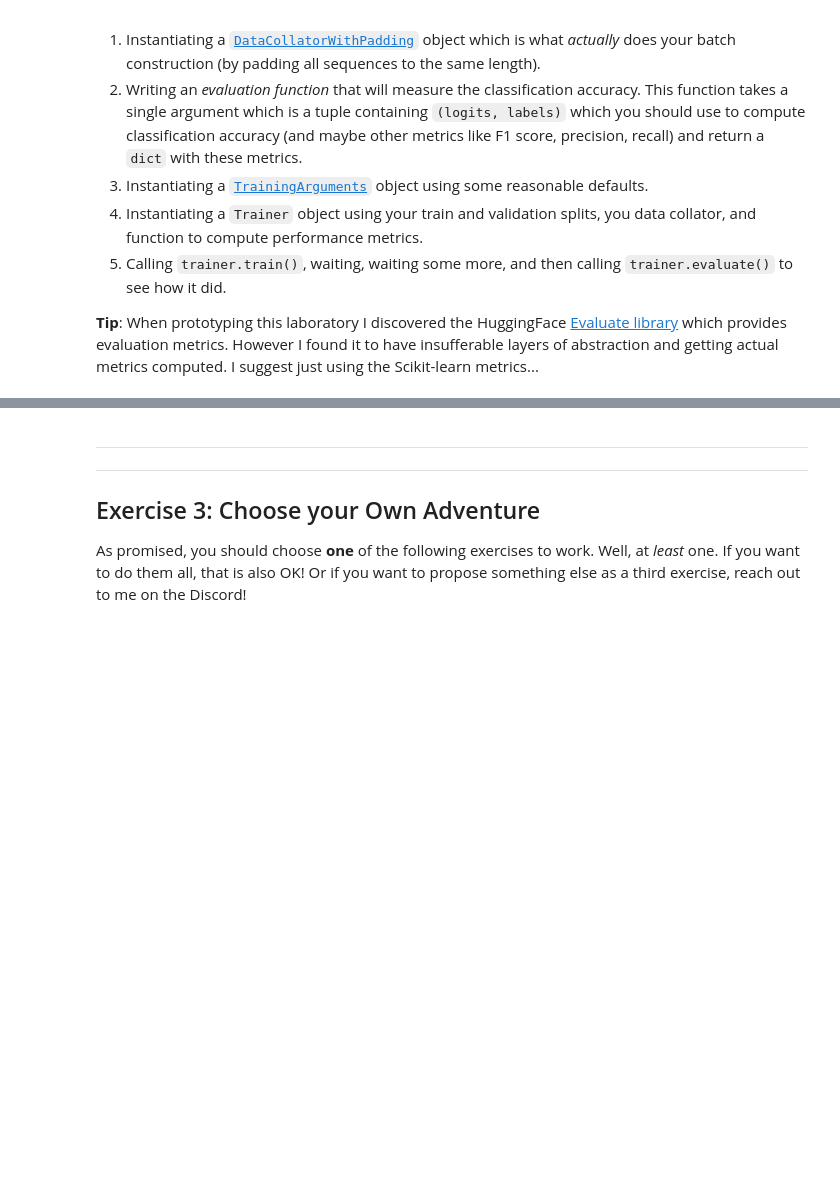
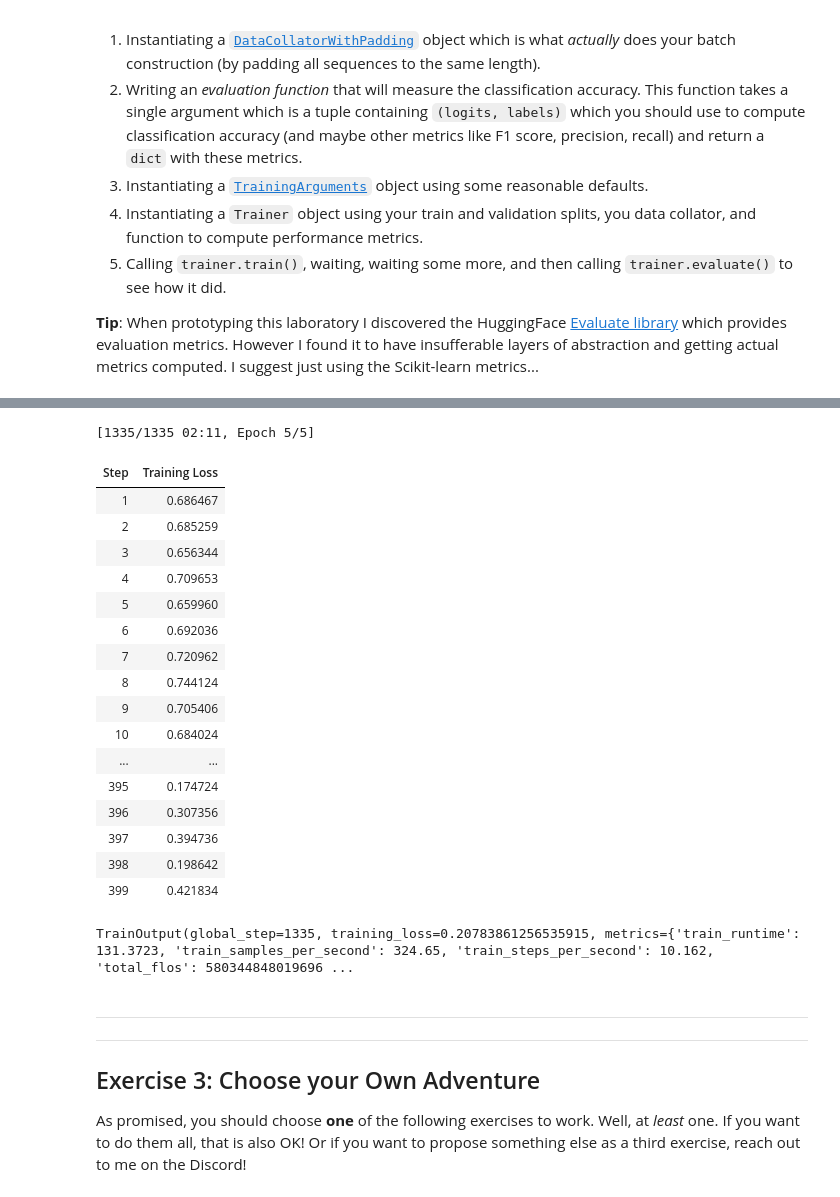
Before and after one commit to Pennelli02/DLA_Labs, a Jupyter notebook: Lab2/DLA-Lab2.ipynb, the cells around one changed output, grey strips where cells are left out. Drawn from its saved outputs; the diff is of its cells as text; code cells hidden in the pictures; blank space fills up the shorter version.

```diff
--- a/Lab2/DLA-Lab2.ipynb
+++ b/Lab2/DLA-Lab2.ipynb
@@ -575,3 +577,10 @@ In this exercise we will fine-tune the DistilBERT model to (hopefully) improve s
 The first thing we need to do is *tokenize* our dataset splits -- we don't want to re-tokenize our inputs for every batch! Our current datasets return a dictionary with *strings*, but we want *input token ids* (i.e. the output of the tokenizer). This is easy enough to do by hand, but the Hugging Face `Dataset` class provides convenient, efficient, and *lazy* methods. See the documentation for [`Dataset.map`](https://huggingface.co/docs/datasets/v3.5.0/en/package_reference/main_classes#datasets.Dataset.map).
 
 **Tip**: Verify that your new datasets are returning for every element: `text`, `label`, `intput_ids`, and `attention_mask`.
+# %%
+def preprocess_func(examples):
+    tokens = tokenizer(examples["text"], truncation=True)
+    return tokens
+
+# remember not in-place
+tok_train = ds_train.map(preprocess_func, batched=True)
@@ -577,0 +598,3 @@ The first thing we need to do is *tokenize* our dataset splits -- we don't want
+# %%
+tok_train.set_format("pt", columns=["input_ids"], output_all_columns=True)
+tok_train["input_ids"]
@@ -584,4 +642,7 @@ In this exercise we need to prepare the base Distilbert model for fine-tuning fo
 # %%
-from transformers import AutoModelForSequenceClassification
+from transformers import AutoModelForSequenceClassification, DistilBertForSequenceClassification
 
-# Your code here.
+#rimaniamo nel mondo di HF per il finetuning
+cls_model = DistilBertForSequenceClassification.from_pretrained("distilbert-base-uncased", num_labels=2)
+
+# così abbiamo un po' di documentazione ad aiutarci
@@ -603,5 +711,49 @@ Finally. In this exercise you should use a HuggingFace [`Trainer`](https://huggi
 # %%
-# Your code here.
+from transformers import TrainingArguments, Trainer, DataCollatorWithPadding
+
+data_coll = DataCollatorWithPadding(tokenizer=tokenizer)
+
+train_args = TrainingArguments(
+    output_dir="./output",
+    learning_rate=2e-5,
+    per_device_train_batch_size=32,
+    per_device_eval_batch_size=32,
+    num_train_epochs=5,
+    #save_strategy="epoch",
+    use_cpu=False,
+    #report_to="tensorboard",
+    logging_strategy="steps",
+    logging_steps=1,
+    #do_eval=True,
+    #eval_strategy="epoch"
+)
+# per adesso teniamo questo esempio di train_args
+
+trainer = Trainer(model=cls_model, args=train_args, train_dataset=tok_train, data_collator=data_coll,
+#eval_dataset=tok_val, compute_metrics=compute_metrics
+                  )
+
+trainer.train()
+# %% [output]
+[1335/1335 02:11, Epoch 5/5]
+| Step | Training Loss |
+| 1 | 0.686467 |
+| 2 | 0.685259 |
+| 3 | 0.656344 |
+| 4 | 0.709653 |
+| 5 | 0.659960 |
+| 6 | 0.692036 |
+| 7 | 0.720962 |
+| 8 | 0.744124 |
+| 9 | 0.705406 |
+| 10 | 0.684024 |
+| ... | ... |
+| 395 | 0.174724 |
+| 396 | 0.307356 |
+| 397 | 0.394736 |
+| 398 | 0.198642 |
+| 399 | 0.421834 |
+TrainOutput(global_step=1335, training_loss=0.20783861256535915, metrics={'train_runtime': 131.3723, 'train_samples_per_second': 324.65, 'train_steps_per_second': 10.162, 'total_flos': 580344848019696 ...
 # %% [markdown]
 
 ---
```
Also changed, not shown: parts of 13 cells of this notebook.
